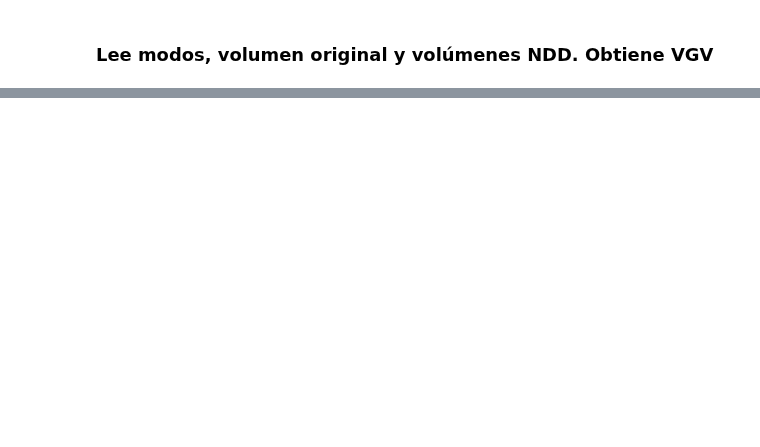
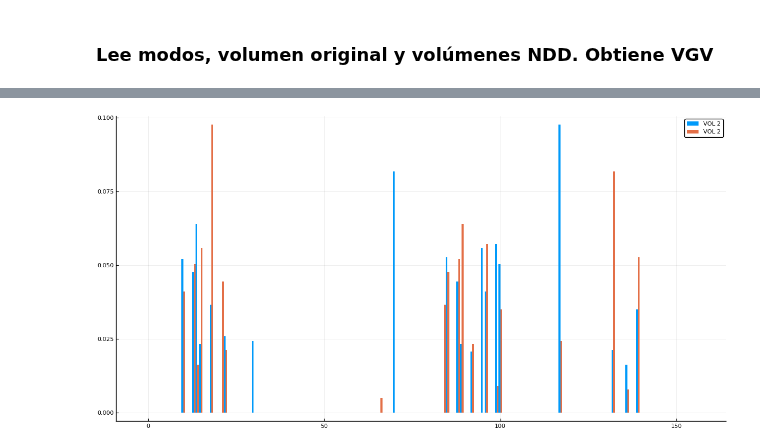
Before and after one commit to pgbarletta/reold_lbp, a Jupyter notebook: src/final_4xcp_cont.ipynb, the cells around one changed output, grey strips where cells are left out. Saved outputs shown, nothing was run; the diff lists cells and outputs as text; code cells hidden in the pictures; blank space fills up the shorter version.

```diff
--- a/src/final_4xcp_cont.ipynb
+++ b/src/final_4xcp_cont.ipynb
@@ -105,0 +301,6 @@ header_contactos_prtRes
+# %%
+groupedbar(hcat(templ_v1, templ_v2),
+    bar_position = :dodge, linecolor = false, size = (1200, 600), label = "VOL 2",
+    bar_width = 1)
+# %% [output]
+[figure, added]
```
Also changed, not shown: parts of 52 cells of this notebook, 12 other files.
